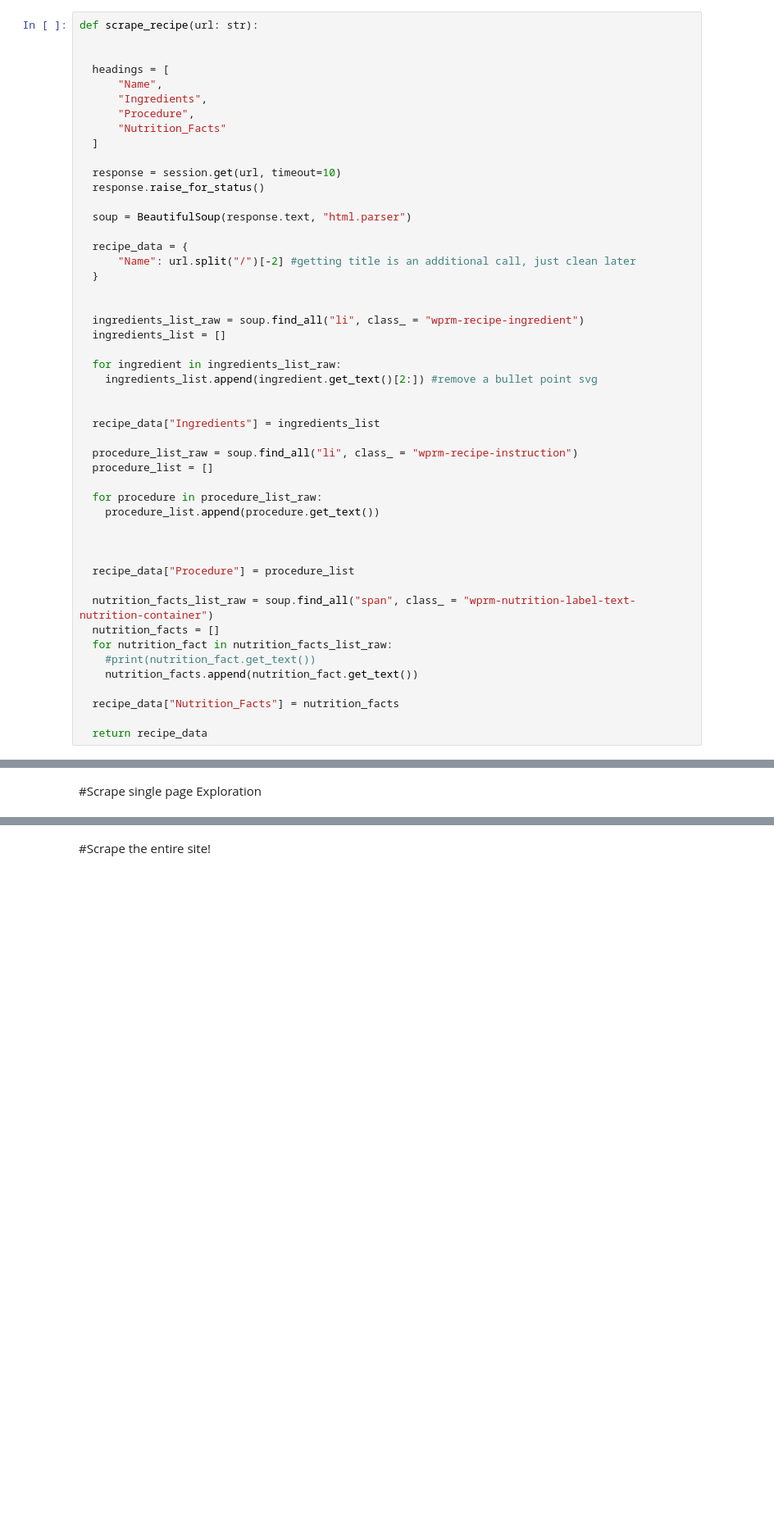
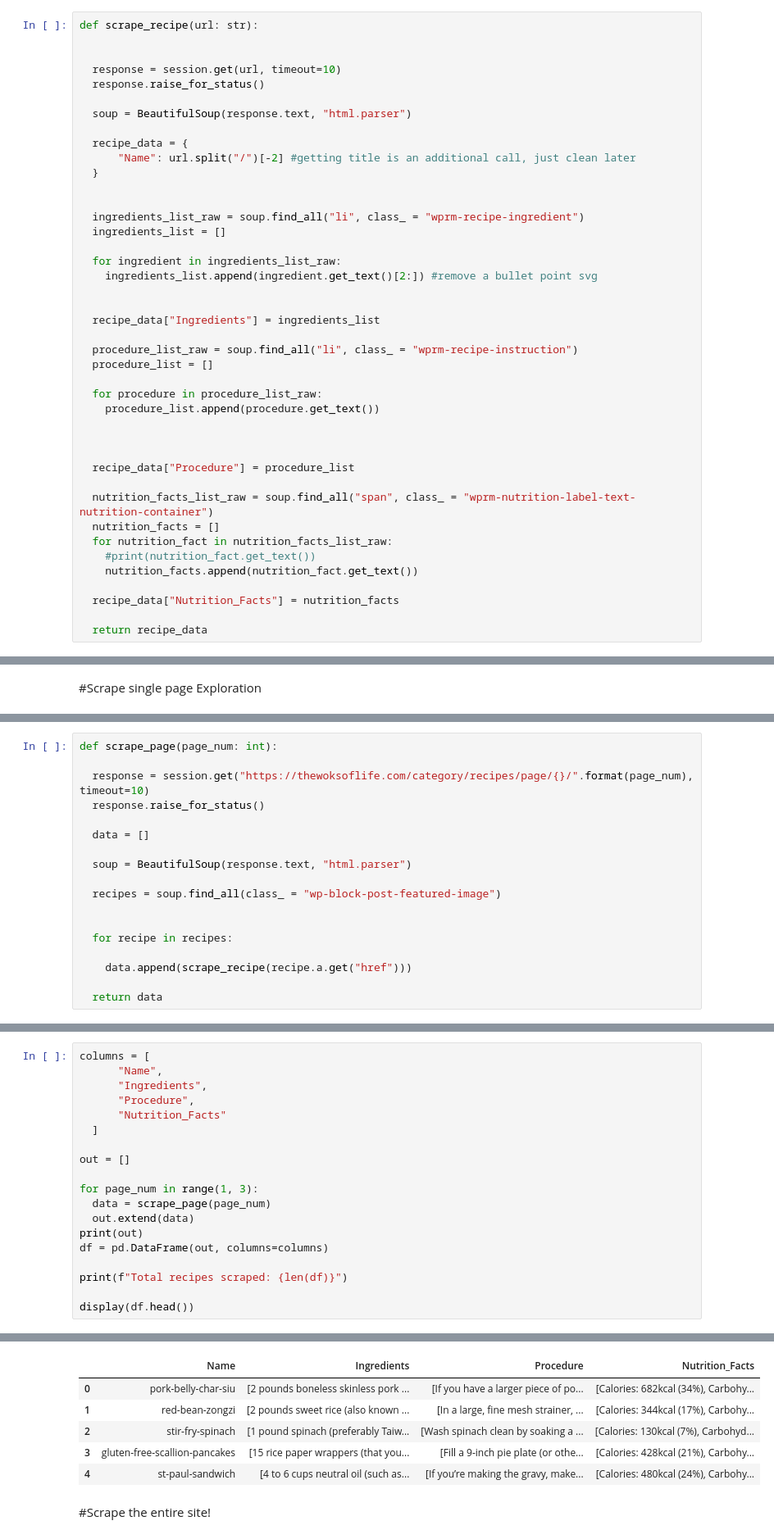
Before and after one commit to warrensuca/chinese-recipe-api, a Jupyter notebook: warrensuca/chinese-recipe-api/scraper/the_woks_of_life_scraper.ipynb, the cells around one changed output, grey strips where cells are left out. Shown at 82% size. Cells and saved outputs as stored; diff of their text form; blank space fills up the shorter version.

```diff
--- a/warrensuca/chinese-recipe-api/scraper/the_woks_of_life_scraper.ipynb
+++ b/warrensuca/chinese-recipe-api/scraper/the_woks_of_life_scraper.ipynb
@@ -102,13 +103,6 @@ This function will be used on each recipe of the site
 # %%
 def scrape_recipe(url: str):
 
-
-  headings = [
-      "Name",
-      "Ingredients",
-      "Procedure",
-      "Nutrition_Facts"
-  ]
 
   response = session.get(url, timeout=10)
   response.raise_for_status()
@@ -175,0 +204,18 @@ Exploration
+# %%
+def scrape_page(page_num: int):
+
+  response = session.get("https://thewoksoflife.com/category/recipes/page/{}/".format(page_num), timeout=10)
+  response.raise_for_status()
+
+  data = []
+
+  soup = BeautifulSoup(response.text, "html.parser")
+
+  recipes = soup.find_all(class_ = "wp-block-post-featured-image")
+
+
+  for recipe in recipes:
+
+    data.append(scrape_recipe(recipe.a.get("href")))
+
+  return data
@@ -175,0 +244,20 @@ Exploration
+# %%
+columns = [
+      "Name",
+      "Ingredients",
+      "Procedure",
+      "Nutrition_Facts"
+  ]
+
+out = []
+
+for page_num in range(1, 3):
+  data = scrape_page(page_num)
+  out.extend(data)
+print(out)
+df = pd.DataFrame(out, columns=columns)
+
+print(f"Total recipes scraped: {len(df)}")
+
+display(df.head())
+# %% [output]
@@ -176,2 +266,8 @@ Exploration
+|  | Name | Ingredients | Procedure | Nutrition_Facts |
+| 0 | pork-belly-char-siu | [2 pounds boneless skinless pork ... | [If you have a larger piece of po... | [Calories: 682kcal (34%), Carbohy... |
+| 1 | red-bean-zongzi | [2 pounds sweet rice (also known ... | [In a large, fine mesh strainer, ... | [Calories: 344kcal (17%), Carbohy... |
+| 2 | stir-fry-spinach | [1 pound spinach (preferably Taiw... | [Wash spinach clean by soaking a ... | [Calories: 130kcal (7%), Carbohyd... |
+| 3 | gluten-free-scallion-pancakes | [15 rice paper wrappers (that you... | [Fill a 9-inch pie plate (or othe... | [Calories: 428kcal (21%), Carbohy... |
+| 4 | st-paul-sandwich | [4 to 6 cups neutral oil (such as... | [If you’re making the gravy, make... | [Calories: 480kcal (24%), Carbohy... |
 # %% [markdown]
 #Scrape the entire site!
```
Also changed, not shown: parts of 5 cells of this notebook.
